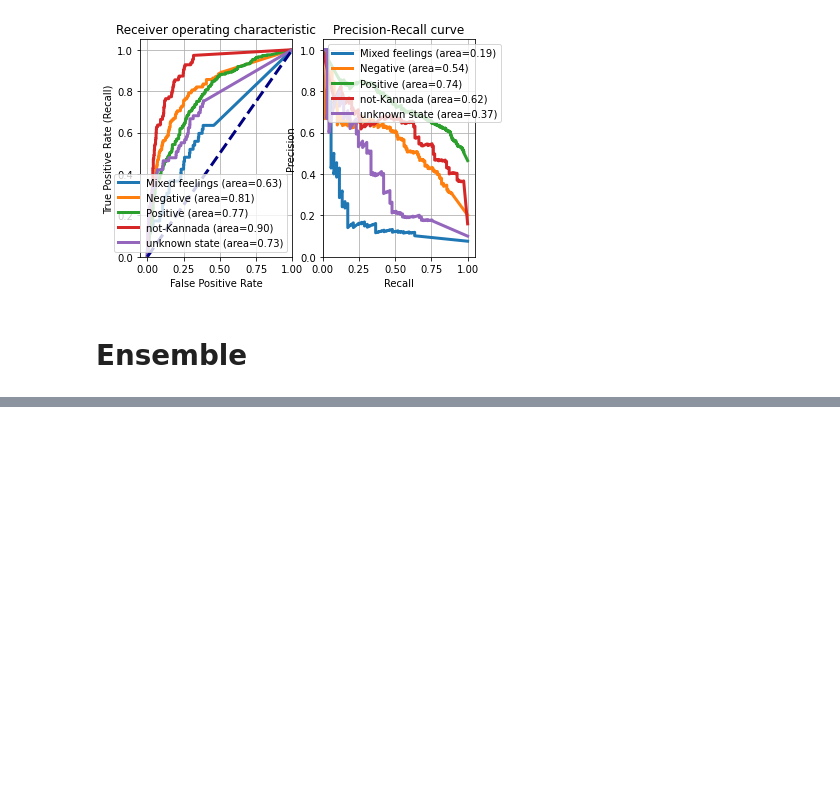
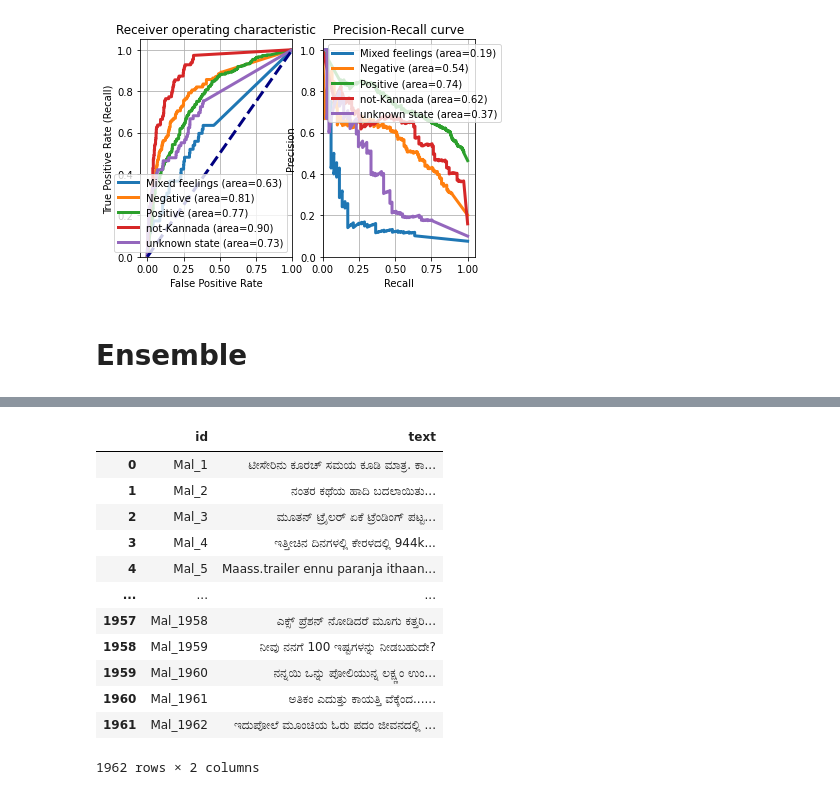
Before and after one commit to AdrianGarciaH/Homophobia, a Jupyter notebook: task_a_code/1_kannada_models/kannada_original_data_bert_embeddings.ipynb, the cells around one changed output, grey strips where cells are left out. Drawn from its saved outputs; the diff is of its cells as text; code cells hidden in the pictures; blank space fills up the shorter version.

```diff
--- a/task_a_code/1_kannada_models/kannada_original_data_bert_embeddings.ipynb
+++ b/task_a_code/1_kannada_models/kannada_original_data_bert_embeddings.ipynb
@@ -537,0 +579,24 @@ plt.show()
+# %%
+translated_mal_test = mal_test['id']
+# %%
+mal_list_temp = pd.DataFrame(mal_list_temp)
+# %%
+mal_list_temp.rename(columns={0: "text"}, inplace=True)
+# %%
+mal_test = pd.concat([translated_mal_test, mal_list_temp], axis=1)
+# %%
+mal_test
+# %% [output]
+|  | id | text |
+| 0 | Mal_1 | ಟೀಸೇರಿನು ಕೂರಚ್ ಸಮಯ ಕೂಡಿ ಮಾತ್ರ. ಕಾ... |
+| 1 | Mal_2 | ನಂತರ ಕಥೆಯ ಹಾದಿ ಬದಲಾಯಿತು... |
+| 2 | Mal_3 | ಮೂತನ್ ಟ್ರೈಲರ್ ಏಕೆ ಟ್ರೆಂಡಿಂಗ್ ಪಟ್ಟ... |
+| 3 | Mal_4 | ಇತ್ತೀಚಿನ ದಿನಗಳಲ್ಲಿ ಕೇರಳದಲ್ಲಿ 944k... |
+| 4 | Mal_5 | Maass.trailer ennu paranja ithaan... |
+| ... | ... | ... |
+| 1957 | Mal_1958 | ಎಕ್ಸ್ ಪ್ರೆಶನ್ ನೋಡಿದರೆ ಮೂಗು ಕತ್ತರಿ... |
+| 1958 | Mal_1959 | ನೀವು ನನಗೆ 100 ಇಷ್ಟಗಳನ್ನು ನೀಡಬಹುದೇ? |
+| 1959 | Mal_1960 | ನನ್ನಯಿ ಒನ್ನು ಪೋಲಿಯುನ್ನ ಲಕ್ಷ್ಣಂ ಉಂ... |
+| 1960 | Mal_1961 | ಅತಿಕಂ ಎದುತ್ತು ಕಾಯತ್ತಿ ವೆಕ್ಕೆಂದ...... |
+| 1961 | Mal_1962 | ಇದುಪೋಲೆ ಮೂಂಚಿಯ ಓರು ಪದಂ ಜೀವನದಲ್ಲಿ ... |
+1962 rows × 2 columns
```
Also changed, not shown: parts of 20 cells of this notebook, 31 other files.
